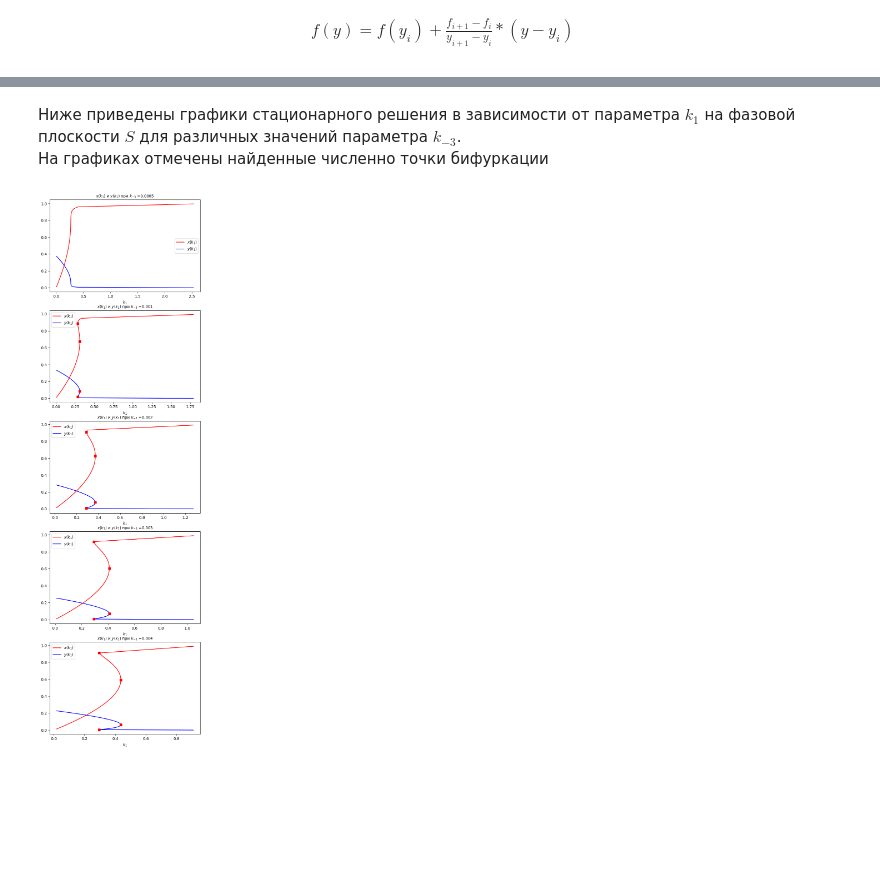
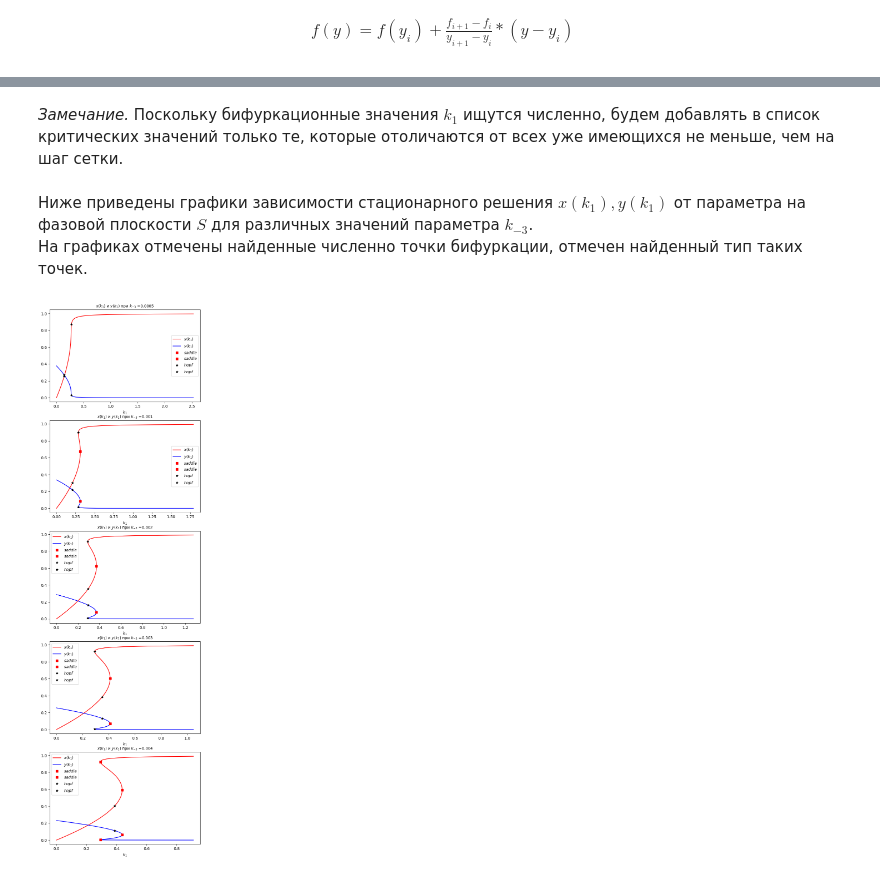
Before and after one commit to AlenaSetukha/KTMM, a Jupyter notebook: task2/main.ipynb, the cells around one changed output, grey strips where cells are left out. Saved outputs shown, nothing was run; the diff lists cells and outputs as text; code cells hidden in the pictures; blank space fills up the shorter version.

Commit message:
Определены точки бифуркации и их тип

```diff
--- a/task2/main.ipynb
+++ b/task2/main.ipynb
@@ -107,7 +107,7 @@ k2val = 2.5
 k3m_val = 0.001
 k3val = 0.0032
 
-y_k = np.linspace(0.001, 0.5, 100) #y=0 не решение(в знаменателе 0)
+y_k = np.linspace(0.001, 0.5, 1000) #y=0 не решение(в знаменателе 0)
 # %% [markdown]
 Ниже приведены графики $x_c(k_1)$ и $y_c(k_1)$ - зависимостей стационарного решения исходной системы от параметра $k_1$,
 при различных значениях параметра $k_{-1}$. Учтено, что решение рассматривается на фазовой плоскости $S$.
@@ -181,9 +181,12 @@ import sympy
 F = Matrix([f1, f2])
 A = F.jacobian([x, y])
 detA = A.det()
+traceA = A.trace()
 
 # Функция определителя
 detA_func = lambdify((x, y, k1, k1m, k2, k3, k3m), detA)
+# Функция следа матрицы
+traceA_func = lambdify((x, y, k1, k1m, k2, k3, k3m), traceA)
 # %% [markdown]
 **Критерии наличия точки бифуркации**
 # %% [markdown]
@@ -201 +219,3 @@ $f(y) = f(y_i) + \frac{f_{i+1} - f_i}{y_{i+1} - y_i} * (y - y_i)$
+# %% [markdown]
+*Замечание.* Поскольку бифуркационные значения $k_1$ ищутся численно, будем добавлять в список критических значений только те, которые отоличаются от всех уже имеющихся не меньше, чем на шаг сетки.
 # %%
@@ -223,43 +259,55 @@ def get_bief(x, y, k1_vals, k1m_val, k2val, k3val, k3m_val):
 # %% [markdown]
-Ниже приведены графики стационарного решения в зависимости от параметра $k_1$ на фазовой плоскости $S$ для различных значений параметра $k_{-3}$.
-На графиках отмечены найденные численно точки бифуркации
+Ниже приведены графики зависимости стационарного решения $x(k_1), y(k_1)$ от параметра на фазовой плоскости $S$ для различных значений параметра $k_{-3}$.
+На графиках отмечены найденные численно точки бифуркации, отмечен найденный тип таких точек.
 # %%
 # Инициализация параметров
 k1m_val = 0.01
 k2val = 2.5
 k3m_vals = [0.0005, 0.001, 0.002, 0.003, 0.004]
 k3val = 0.0032
 
 #Независимая переменная
-y_k = np.linspace(0.0001, 0.5, 100) #при 0 решение не определено
-
+y_k = np.linspace(0.0001, 0.5, 10000) #при 0 решение не определено
 
 # Построение графиков
 plt.figure(figsize=(7, 25))
 plt.rc('axes', titlesize= 10)
 
 for j in range(len(k3m_vals)):
     # Стационарное решение
     x_val = x_func0(y_k, k3val, k3m_vals[j])
     k1_val = k1_func0(y_k, k1m_val, k2val, k3val, k3m_vals[j])
 
     # Рассматриваем на заданной фазовой плоскости
     x_val, y_permis, k1_val = zip(*[(x, y, z) for x, y, z in zip(x_val, y_k, k1_val) if 0 <= x <= 1])
 
-    # Определение k1, при которых есть бифуркация
-    k1_bif, y_bif, x_bif = get_bief(x_val, y_permis, k1_val, k1m_val, k2val, k3val, k3m_vals[j])
-
+    # Определение k1, при которых есть бифуркация и ее тип
+    k1_bif, y_bif, x_bif, markers = get_bif_type(x_val, y_permis, k1_val, k1m_val, k2val, k3val, k3m_vals[j])
 
     # Построение графиков x0, y0
     plt.subplot(5, 1, j + 1)
     plt.plot(k1_val, x_val, color = 'red', label='$x(k_1)$')
     plt.plot(k1_val, y_permis, color = 'blue', label='$y(k_1)$')
-    plt.plot(k1_bif, y_bif, 'rs')
-    plt.plot(k1_bif, x_bif, 'rs')
+
+
+    # Нанесение седловых точек
+    k1_s = [k1_bif[i] for i in range(len(k1_bif)) if markers[i] == 1]
+    y_s = [y_bif[i] for i in range(len(y_bif)) if markers[i] == 1]
+    x_s = [x_bif[i] for i in range(len(x_bif)) if markers[i] == 1]
+    plt.plot(k1_s, y_s, 'rs', label='saddle')
+    plt.plot(k1_s, x_s, 'rs', label='saddle')
+
+    # Нанесение точек Хопфа
+    k1_s = [k1_bif[i] for i in range(len(k1_bif)) if markers[i] == 2]
+    y_s = [y_bif[i] for i in range(len(y_bif)) if markers[i] == 2]
+    x_s = [x_bif[i] for i in range(len(x_bif)) if markers[i] == 2]
+    plt.plot(k1_s, y_s, 'k*', label='hopf')
+    plt.plot(k1_s, x_s, 'k*', label='hopf')
+
     plt.title('$x(k_1)$ и $y(k_1)$ при $k_{-3}$ =' + str(k3m_vals[j]))
     plt.xlabel('$k_1$')
-    plt.legend(['$x(k_1)$', '$y(k_1)$'])
+    plt.legend(['$x(k_1)$', '$y(k_1)$', '$saddle$', '$saddle$', '$hopf$', '$hopf$'])
 
 plt.show()
 # %% [output]
-[figure, old version]
+[figure, new version]
```
Also changed, not shown: parts of 8 cells of this notebook.
